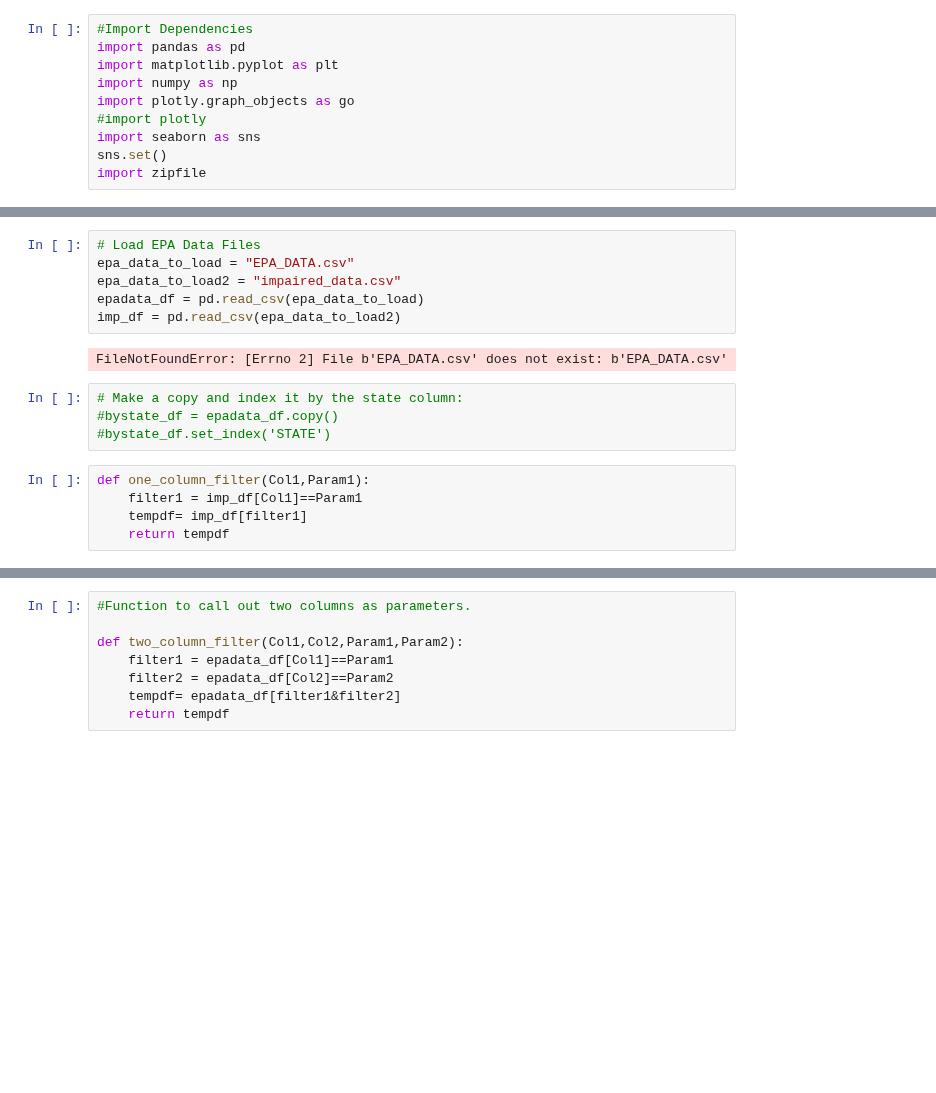
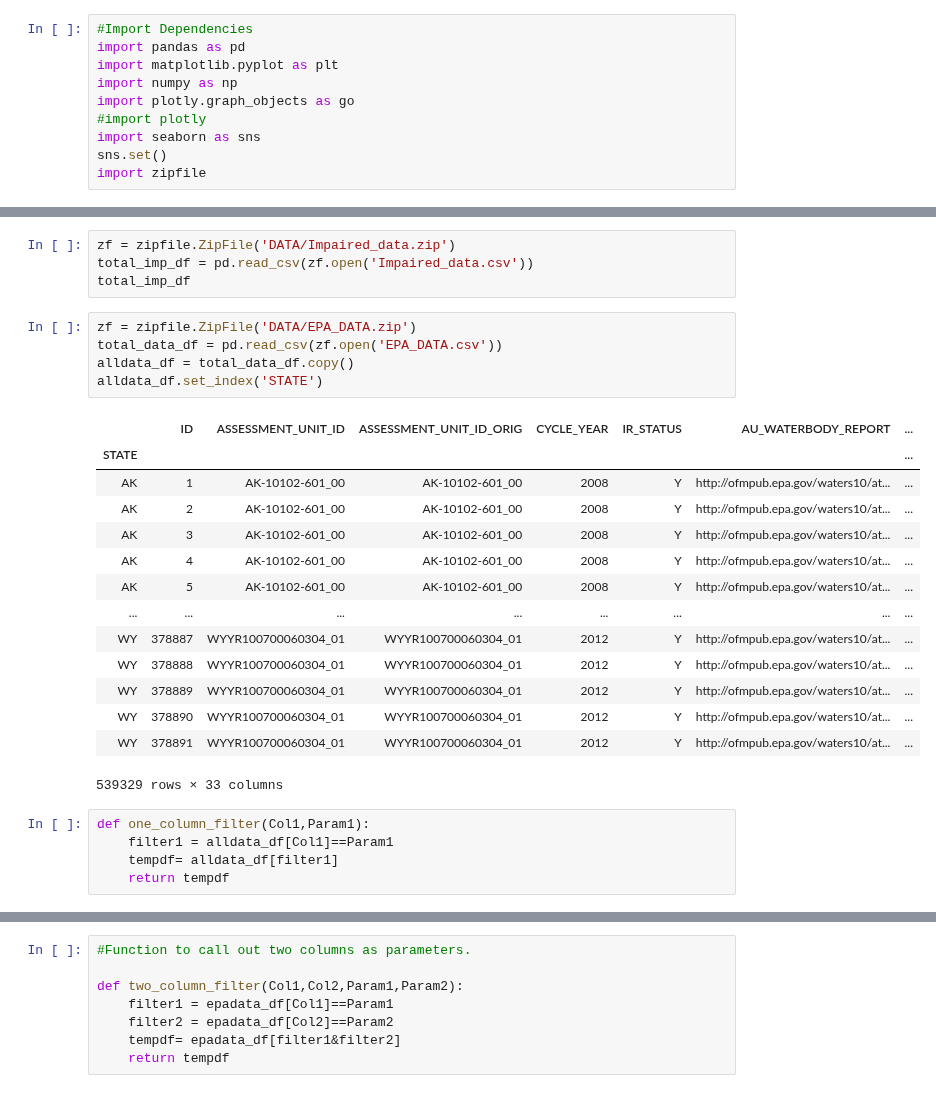
Before and after one commit to davidtracy6984/Climate-Change, a Jupyter notebook: FreshWater.ipynb, the cells around one changed output, grey strips where cells are left out. Saved outputs shown, nothing was run; the diff lists cells and outputs as text; blank space fills up the shorter version.

```diff
--- a/FreshWater.ipynb
+++ b/FreshWater.ipynb
@@ -26,20 +16,32 @@ imp_df
 <img src="images/dave3.jpg" />
 # %% [markdown]
 <img src="images/dave4.jpg" />
-# %%
-# Load EPA Data Files
-epa_data_to_load = "EPA_DATA.csv"
-epa_data_to_load2 = "impaired_data.csv"
-epadata_df = pd.read_csv(epa_data_to_load)
-imp_df = pd.read_csv(epa_data_to_load2)
-# %% [output]
-FileNotFoundError: [Errno 2] File b'EPA_DATA.csv' does not exist: b'EPA_DATA.csv'
-# %%
-# Make a copy and index it by the state column:
-#bystate_df = epadata_df.copy()
-#bystate_df.set_index('STATE')
+# %%
+zf = zipfile.ZipFile('DATA/Impaired_data.zip')
+total_imp_df = pd.read_csv(zf.open('Impaired_data.csv'))
+total_imp_df
+# %%
+zf = zipfile.ZipFile('DATA/EPA_DATA.zip')
+total_data_df = pd.read_csv(zf.open('EPA_DATA.csv'))
+alldata_df = total_data_df.copy()
+alldata_df.set_index('STATE')
+# %% [output]
+|  | ID | ASSESSMENT_UNIT_ID | ASSESSMENT_UNIT_ID_ORIG | CYCLE_YEAR | IR_STATUS | AU_WATERBODY_REPORT | ... |
+| STATE |  |  |  |  |  |  | ... |
+| AK | 1 | AK-10102-601_00 | AK-10102-601_00 | 2008 | Y | http://ofmpub.epa.gov/waters10/at... | ... |
+| AK | 2 | AK-10102-601_00 | AK-10102-601_00 | 2008 | Y | http://ofmpub.epa.gov/waters10/at... | ... |
+| AK | 3 | AK-10102-601_00 | AK-10102-601_00 | 2008 | Y | http://ofmpub.epa.gov/waters10/at... | ... |
+| AK | 4 | AK-10102-601_00 | AK-10102-601_00 | 2008 | Y | http://ofmpub.epa.gov/waters10/at... | ... |
+| AK | 5 | AK-10102-601_00 | AK-10102-601_00 | 2008 | Y | http://ofmpub.epa.gov/waters10/at... | ... |
+| ... | ... | ... | ... | ... | ... | ... | ... |
+| WY | 378887 | WYYR100700060304_01 | WYYR100700060304_01 | 2012 | Y | http://ofmpub.epa.gov/waters10/at... | ... |
+| WY | 378888 | WYYR100700060304_01 | WYYR100700060304_01 | 2012 | Y | http://ofmpub.epa.gov/waters10/at... | ... |
+| WY | 378889 | WYYR100700060304_01 | WYYR100700060304_01 | 2012 | Y | http://ofmpub.epa.gov/waters10/at... | ... |
+| WY | 378890 | WYYR100700060304_01 | WYYR100700060304_01 | 2012 | Y | http://ofmpub.epa.gov/waters10/at... | ... |
+| WY | 378891 | WYYR100700060304_01 | WYYR100700060304_01 | 2012 | Y | http://ofmpub.epa.gov/waters10/at... | ... |
+539329 rows × 33 columns
 # %%
 def one_column_filter(Col1,Param1):
-    filter1 = imp_df[Col1]==Param1
-    tempdf= imp_df[filter1]
+    filter1 = alldata_df[Col1]==Param1
+    tempdf= alldata_df[filter1]
     return tempdf
```
Also changed, not shown: parts of 18 cells of this notebook, 9 other files.
